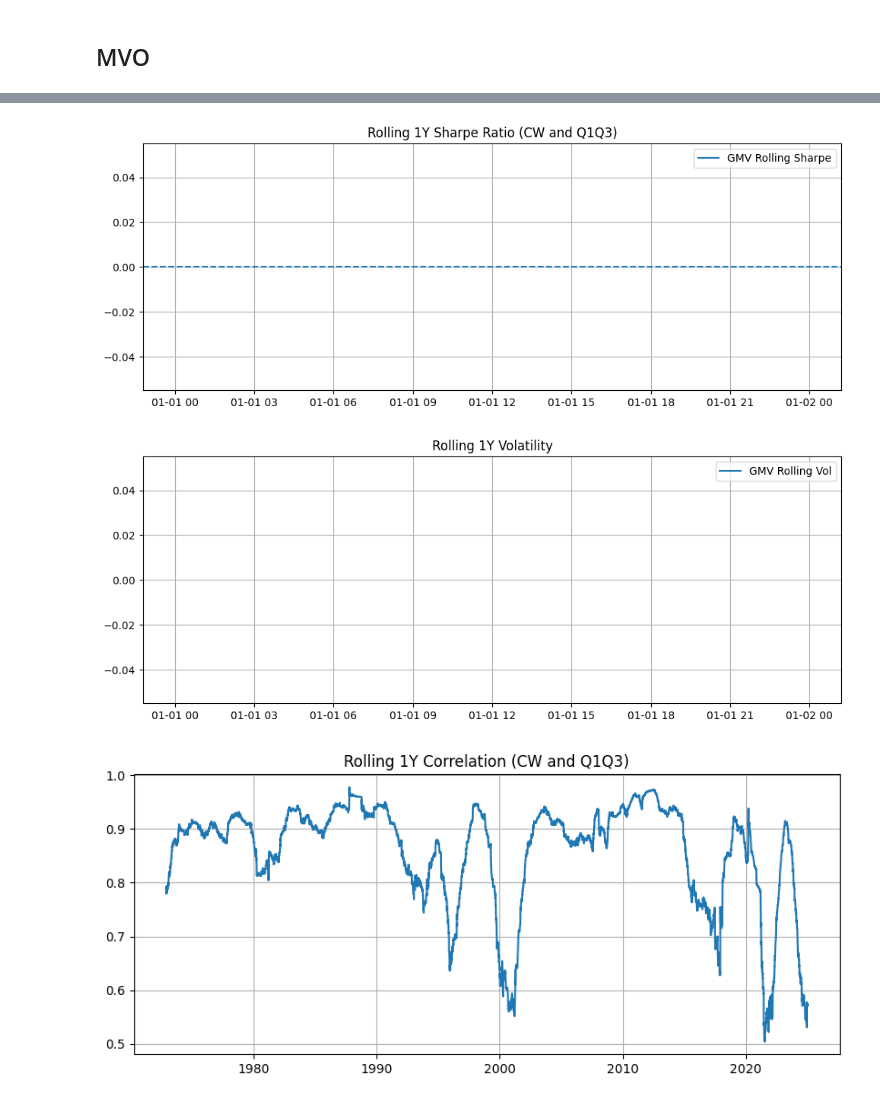
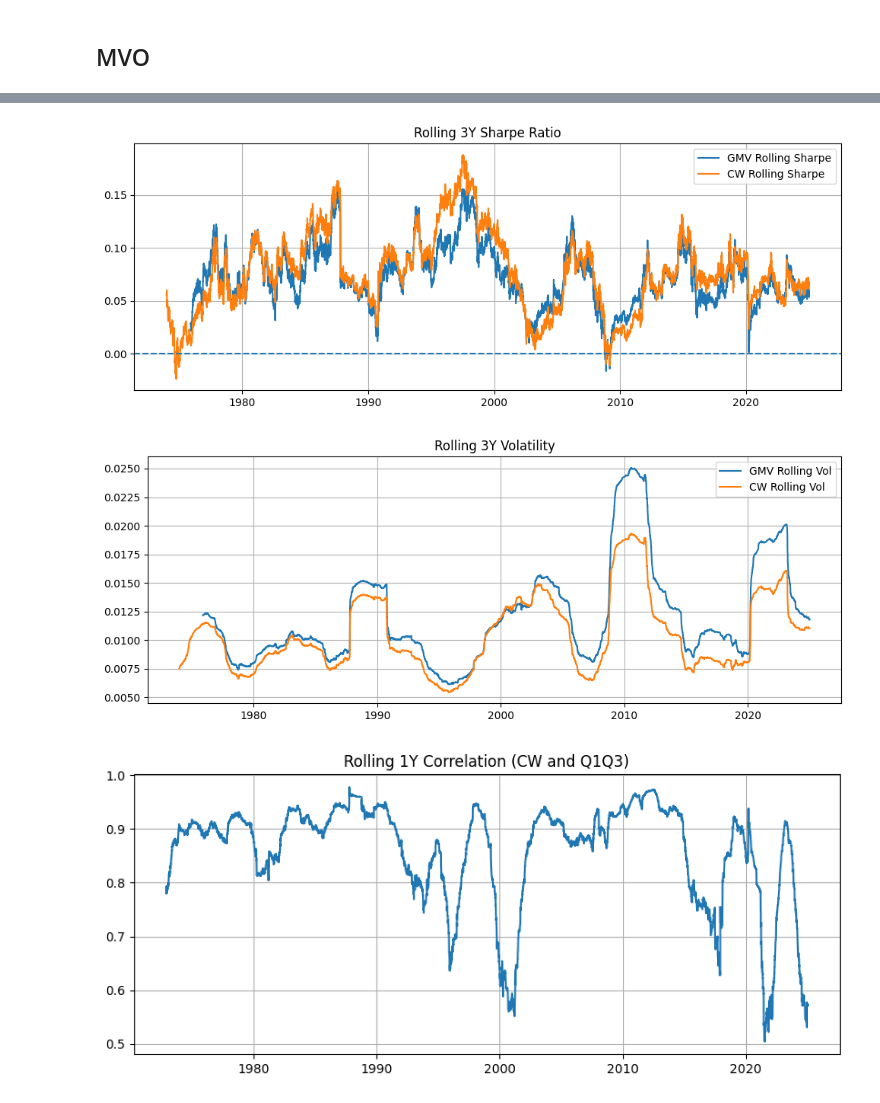
Before and after one commit to eviprous/Invesco_Research_Project, a Jupyter notebook: notebooks/portfolios_comb.ipynb, the cells around one changed output, grey strips where cells are left out. Saved outputs shown, nothing was run; the diff lists cells and outputs as text; code cells hidden in the pictures.

Commit message:
Update with quarterly rebalanced and long-only

```diff
--- a/notebooks/portfolios_comb.ipynb
+++ b/notebooks/portfolios_comb.ipynb
@@ -78,8 +80,8 @@ q1q3 = daily_ports["EBC_High_Pref_Low"]
 ## MVO
 # %%
 # Setup Window
-rebalance_freq = 30 # days
-lookback = 252 # days
+rebalance_freq = 21*3 # days
+lookback = 252*3 # days
 # %%
 df = pd.concat([cw.rename("CW"), q1q3.rename("Q1Q3")], axis=1).dropna()
 # %%
@@ -93,15 +110,29 @@ ret = pd.Series(index=df.index, dtype=float, name=f"GMV_rf{rebalance_freq}_lb{lo
 # %%
 dates = df.index.to_list()
 # %%
+# True: full history / False: fixed lookback
+use_full_history = True
+
+# quarterly
+min_obs = 21*12
+
+# for full period
+t = min_obs if use_full_history else lookback
+# for fixed days of lookback
+# t = lookback
+
 while t < len(df):
     # if want all period lookback
-    #t = 1
-    #train = df.iloc[:t]
+    if use_full_history:
+        train = df.iloc[:t]
+    # If want fixed days of lookback
+    else:
+        train = df.iloc[t - lookback: t]
 
-    # If want fixed days of lookback
-    t = lookback
-    train = df.iloc[t - lookback: t]
     Sigma = train.cov().values
+    if not np.isfinite(Sigma).all():
+        t += 1
+        continue
 
     w = gmv_w(Sigma)
 
@@ -165,38 +265,49 @@ plt.show()
 # %%
-window = 252
+window = 252*3
 
 rolling_sharpe = (
     ret.rolling(window).mean() /
     ret.rolling(window).std()
 )
+rolling_cw_sharpe = (
+        cw.rolling(window).mean() /
+        cw.rolling(window).std()
+)
+
 rolling_sharpe.index = pd.to_datetime(rolling_sharpe.index)
+rolling_cw_sharpe.index = pd.to_datetime(rolling_cw_sharpe.index)
 plt.figure(figsize=(10,4))
 plt.plot(rolling_sharpe, label="GMV Rolling Sharpe")
+plt.plot(rolling_cw_sharpe, label="CW Rolling Sharpe")
 
 plt.axhline(0, linestyle="--")
-plt.title("Rolling 1Y Sharpe Ratio (CW and Q1Q3)")
+plt.title("Rolling 3Y Sharpe Ratio")
 plt.grid()
 plt.legend()
 plt.locator_params(axis='x', nbins=8)
 plt.tight_layout()
 plt.show()
 # %% [output]
-[figure, old version]
+[figure, new version]
 # %%
-rolling_vol = ret.rolling(252).std()
+rolling_vol = ret.rolling(252*3).std()
 rolling_vol.index = pd.to_datetime(rolling_vol.index)
+
+rolling_cw_vol = cw.rolling(252*3).std()
+rolling_cw_vol.index = pd.to_datetime(rolling_cw_vol.index)
 
 plt.figure(figsize=(10,4))
 plt.plot(rolling_vol, label="GMV Rolling Vol")
+plt.plot(rolling_cw_vol, label="CW Rolling Vol")
 
-plt.title("Rolling 1Y Volatility")
+plt.title("Rolling 3Y Volatility")
 plt.legend()
 plt.locator_params(axis='x', nbins=8)
 plt.tight_layout()
 plt.grid()
 plt.show()
 # %% [output]
-[figure, old version]
+[figure, new version]
 # %%
 rolling_corr = (
     df["CW"].rolling(252).corr(df["Q1Q3"])
```
Also changed, not shown: parts of 9 cells of this notebook.
